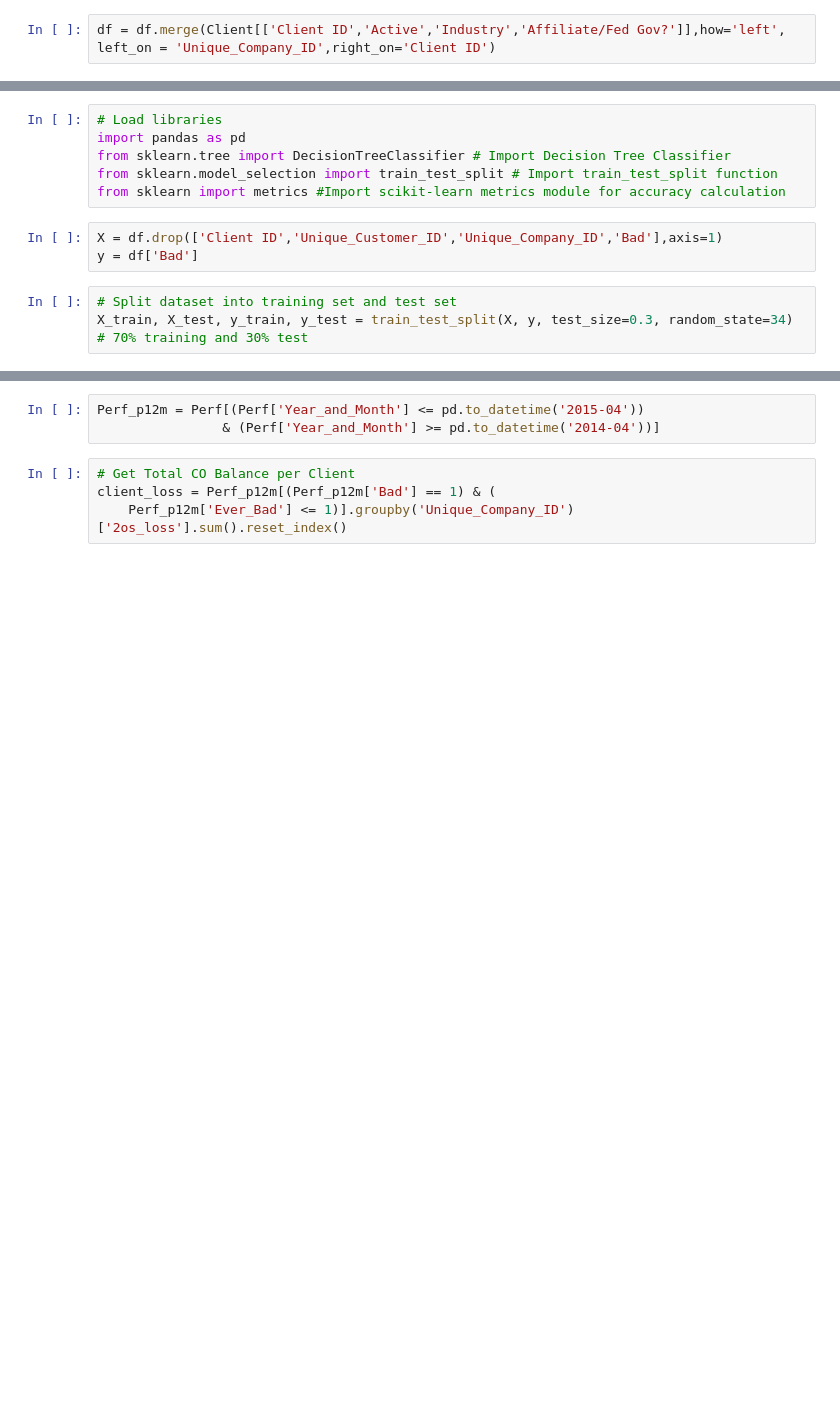
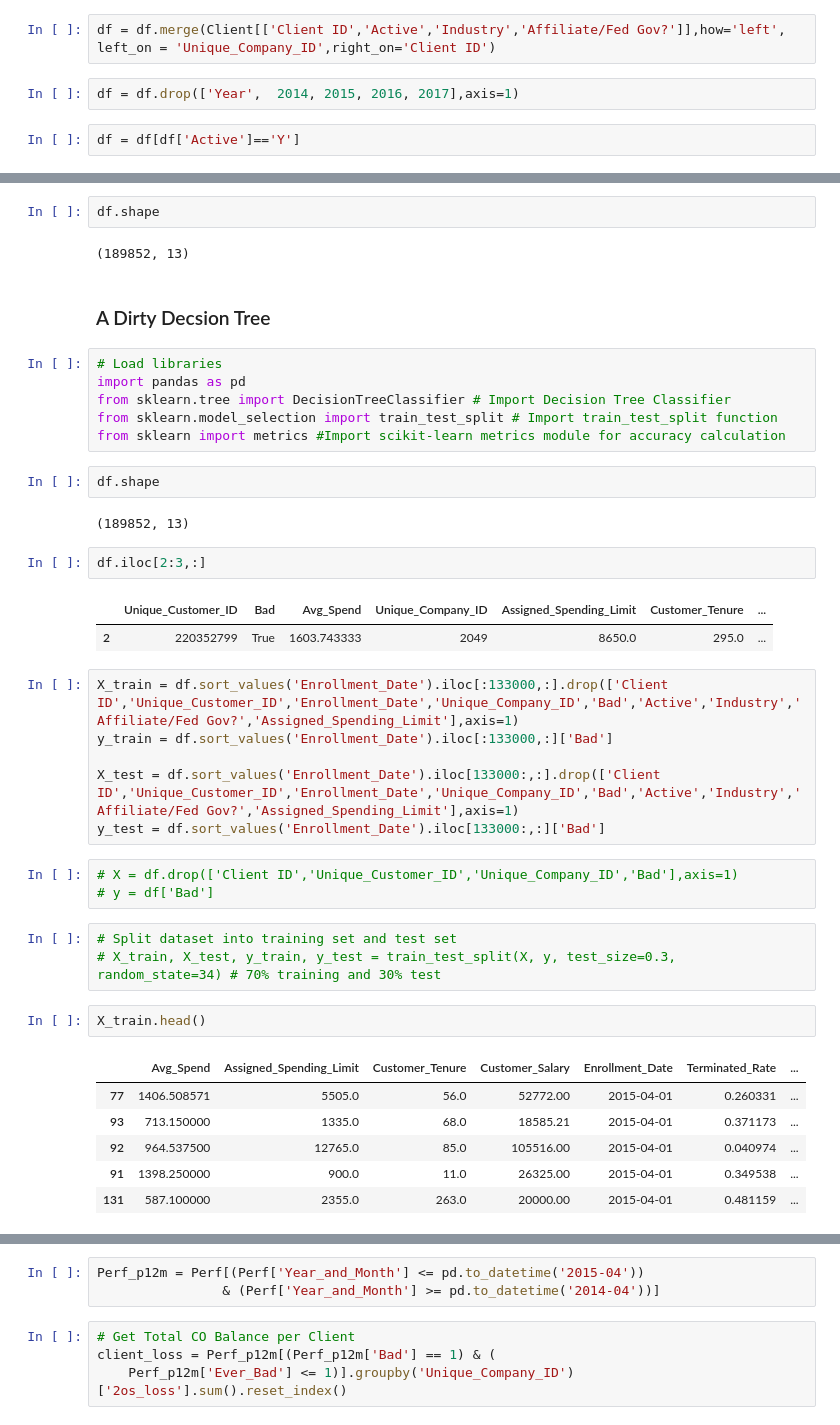
Before and after one commit to XuetingS/PP, a Jupyter notebook: src/Dirty Decision Tree.ipynb, the cells around one changed output, grey strips where cells are left out. Cells and saved outputs as stored; diff of their text form; blank space fills up the shorter version.

```diff
--- a/src/Dirty Decision Tree.ipynb
+++ b/src/Dirty Decision Tree.ipynb
@@ -349,4 +396,8 @@ df['Terminated_Rate'] = df.apply(lambda x: term_rate(x),axis=1)
 # %%
 df = df.merge(Client[['Client ID','Active','Industry','Affiliate/Fed Gov?']],how='left', left_on = 'Unique_Company_ID',right_on='Client ID')
+# %%
+df = df.drop(['Year',  2014, 2015, 2016, 2017],axis=1)
+# %%
+df = df[df['Active']=='Y']
 # %%
 df.head()
@@ -353,12 +411,42 @@ df.head()
+# %%
+df.shape
+# %% [output]
+(189852, 13)
+# %% [markdown]
+### A Dirty Decsion Tree
 # %%
 # Load libraries
 import pandas as pd
 from sklearn.tree import DecisionTreeClassifier # Import Decision Tree Classifier
 from sklearn.model_selection import train_test_split # Import train_test_split function
 from sklearn import metrics #Import scikit-learn metrics module for accuracy calculation
+# %%
+df.shape
+# %% [output]
+(189852, 13)
+# %%
+df.iloc[2:3,:]
+# %% [output]
+|  | Unique_Customer_ID | Bad | Avg_Spend | Unique_Company_ID | Assigned_Spending_Limit | Customer_Tenure | ... |
+| 2 | 220352799 | True | 1603.743333 | 2049 | 8650.0 | 295.0 | ... |
+# %%
+X_train = df.sort_values('Enrollment_Date').iloc[:133000,:].drop(['Client ID','Unique_Customer_ID','Enrollment_Date','Unique_Company_ID','Bad','Active','Industry','Affiliate/Fed Gov?','Assigned_Spending_Limit'],axis=1)
+y_train = df.sort_values('Enrollment_Date').iloc[:133000,:]['Bad']
+
+X_test = df.sort_values('Enrollment_Date').iloc[133000:,:].drop(['Client ID','Unique_Customer_ID','Enrollment_Date','Unique_Company_ID','Bad','Active','Industry','Affiliate/Fed Gov?','Assigned_Spending_Limit'],axis=1)
+y_test = df.sort_values('Enrollment_Date').iloc[133000:,:]['Bad']
 # %%
-X = df.drop(['Client ID','Unique_Customer_ID','Unique_Company_ID','Bad'],axis=1)
-y = df['Bad']
+# X = df.drop(['Client ID','Unique_Customer_ID','Unique_Company_ID','Bad'],axis=1)
+# y = df['Bad']
 # %%
 # Split dataset into training set and test set
-X_train, X_test, y_train, y_test = train_test_split(X, y, test_size=0.3, random_state=34) # 70% training and 30% test
+# X_train, X_test, y_train, y_test = train_test_split(X, y, test_size=0.3, random_state=34) # 70% training and 30% test
+# %%
+X_train.head()
+# %% [output]
+|  | Avg_Spend | Assigned_Spending_Limit | Customer_Tenure | Customer_Salary | Enrollment_Date | Terminated_Rate | ... |
+| 77 | 1406.508571 | 5505.0 | 56.0 | 52772.00 | 2015-04-01 | 0.260331 | ... |
+| 93 | 713.150000 | 1335.0 | 68.0 | 18585.21 | 2015-04-01 | 0.371173 | ... |
+| 92 | 964.537500 | 12765.0 | 85.0 | 105516.00 | 2015-04-01 | 0.040974 | ... |
+| 91 | 1398.250000 | 900.0 | 11.0 | 26325.00 | 2015-04-01 | 0.349538 | ... |
+| 131 | 587.100000 | 2355.0 | 263.0 | 20000.00 | 2015-04-01 | 0.481159 | ... |
```
Also changed, not shown: parts of 24 cells of this notebook.
